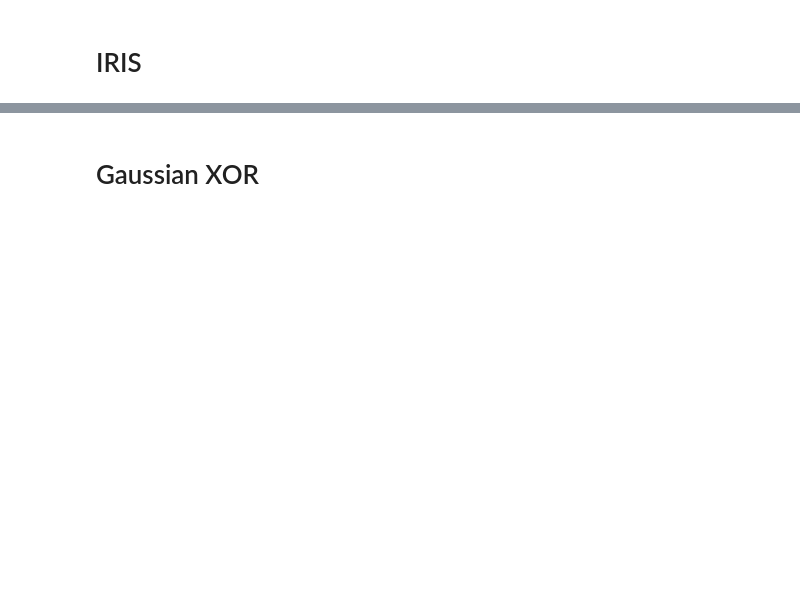
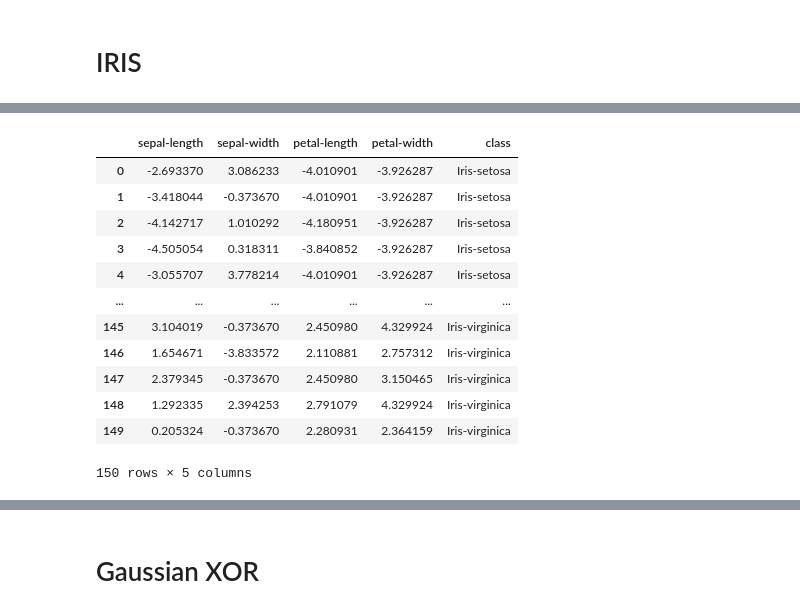
Before and after one commit to GemCarr/QML, a Jupyter notebook: qml.ipynb, the cells around one changed output, grey strips where cells are left out. Drawn from its saved outputs; the diff is of its cells as text; code cells hidden in the pictures; blank space fills up the shorter version.

```diff
--- a/qml.ipynb
+++ b/qml.ipynb
@@ -31,0 +36,9 @@ qs = qiskit.Aer.get_backend('qasm_simulator')
+# %%
+def qFactor(eps, d):
+    return erfinv(1-eps**(1/d)/2)
+
+def standardise(x):
+    return (x-np.mean(x))/np.std(x)
+
+def rescaleFeature(x, alpha, q):
+    return (1-alpha/2)*(np.pi/q)*standardise(x)
@@ -57,11 +132,0 @@ q
-# %%
-def standardise(x):
-    return (x-np.mean(x))/np.std(x)
-
-def rescaleFeature(x):
-    return (1-alpha/2)*(np.pi/q)*standardise(x)
-# %%
-df = pd.read_csv("iris.data")
-attributes = df.columns[:-1]
-for x in attributes:
-    df[x] = rescaleFeature(df[x])
@@ -67,0 +152,26 @@ for x in attributes:
+# %%
+alpha = 0.1
+eps = 0.01
+d = 4
+q = qFactor(eps, d)
+
+attributes = df.columns[:-1]
+
+for x in attributes:
+    df[x] = rescaleFeature(df[x], alpha, q)
+
+df
+# %% [output]
+|  | sepal-length | sepal-width | petal-length | petal-width | class |
+| 0 | -2.693370 | 3.086233 | -4.010901 | -3.926287 | Iris-setosa |
+| 1 | -3.418044 | -0.373670 | -4.010901 | -3.926287 | Iris-setosa |
+| 2 | -4.142717 | 1.010292 | -4.180951 | -3.926287 | Iris-setosa |
+| 3 | -4.505054 | 0.318311 | -3.840852 | -3.926287 | Iris-setosa |
+| 4 | -3.055707 | 3.778214 | -4.010901 | -3.926287 | Iris-setosa |
+| ... | ... | ... | ... | ... | ... |
+| 145 | 3.104019 | -0.373670 | 2.450980 | 4.329924 | Iris-virginica |
+| 146 | 1.654671 | -3.833572 | 2.110881 | 2.757312 | Iris-virginica |
+| 147 | 2.379345 | -0.373670 | 2.450980 | 3.150465 | Iris-virginica |
+| 148 | 1.292335 | 2.394253 | 2.791079 | 4.329924 | Iris-virginica |
+| 149 | 0.205324 | -0.373670 | 2.280931 | 2.364159 | Iris-virginica |
+150 rows × 5 columns
```
Also changed, not shown: parts of 48 cells of this notebook.
